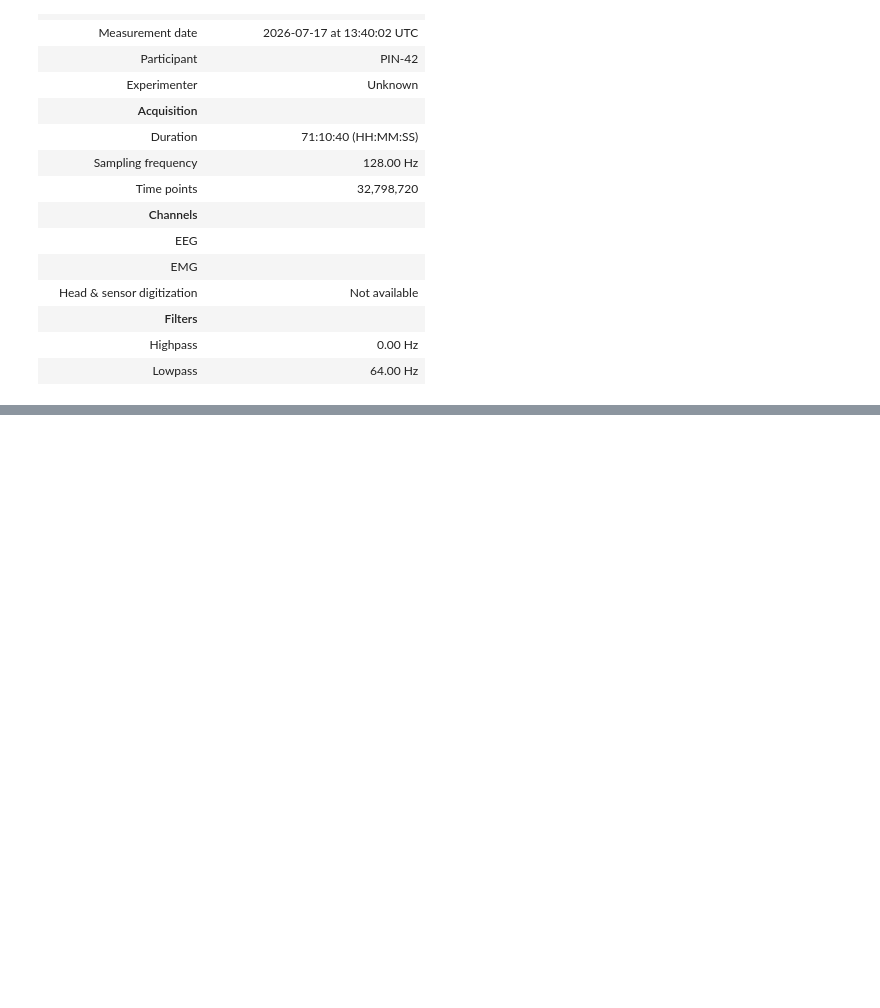
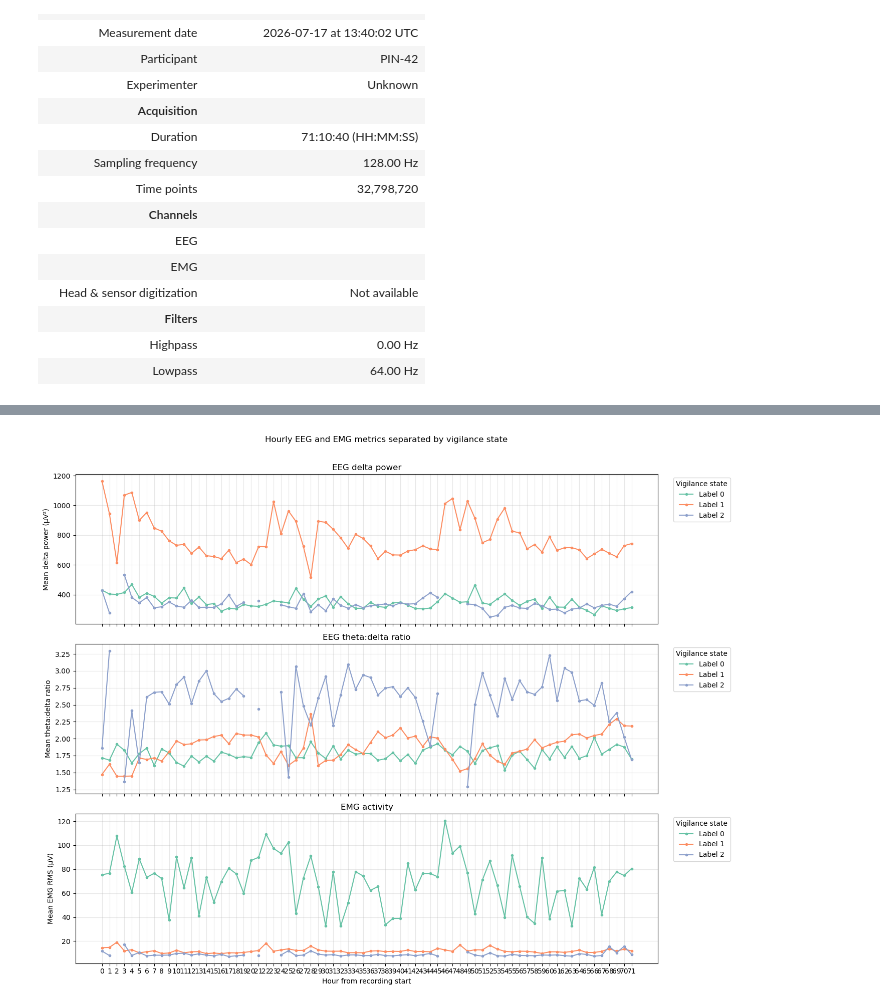
Before and after one commit to SainsburyWellcomeCentre/hypnose-eeg-preprocessing, a Jupyter notebook: notebook/power_spectra_analysis.ipynb, the cells around one changed output, grey strips where cells are left out. Drawn from its saved outputs; the diff is of its cells as text; code cells hidden in the pictures; blank space fills up the shorter version.

```diff
--- a/notebook/power_spectra_analysis.ipynb
+++ b/notebook/power_spectra_analysis.ipynb
@@ -254,7 +279,7 @@ for first_epoch in range(0, n_epochs, chunk_epochs):
 
     for offset, channel_ratios in enumerate(ratio):
         epoch_id = first_epoch + offset
-        if epoch_id not in epoch_labels.index:
+        if epoch_id not in epoch_labels.index or epoch_id in artifact_epoch_ids:
             continue
         theta_delta_rows.append({
             "epoch_id": epoch_id,
@@ -303,7 +328,7 @@ if finite_y.size:
     ax.set_ylim(ymin - pad, ymax + pad)
 ax.legend(title="Sleep label", bbox_to_anchor=(1.02, 1), loc="upper left")
 
-print(f"Computed {len(theta_delta_ratio_df):,} complete 4-second epochs")
+print(f"Computed {len(theta_delta_ratio_df):,} artifact-free complete 4-second epochs")
 print(f"Showing channel: {channel}; ratios above {max_ratio_to_plot} are hidden.")
 if backend_used == "widget":
     display(fig.canvas)
@@ -317,0 +458,91 @@ Showing channel: EEG1A-B; ratios above 10 are hidden.
+# %%
+# Plot hourly EEG delta power, EEG theta:delta ratio, and EMG RMS by vigilance state.
+eeg_metric_cols = [
+    name for name, kind in zip(aligned_raw.ch_names, aligned_raw.get_channel_types())
+    if kind == "eeg" and name in delta_power_df.columns and name in theta_delta_ratio_df.columns
+]
+emg_channels = [
+    name for name, kind in zip(aligned_raw.ch_names, aligned_raw.get_channel_types())
+    if kind == "emg"
+]
+if not eeg_metric_cols:
+    raise ValueError("No EEG channels are shared by the delta and theta:delta tables.")
+if not emg_channels:
+    raise ValueError("No channels are typed as EMG in aligned_raw.")
+
+# Calculate broadband EMG RMS (not EMG delta-band power) for each 4-second epoch.
+emg_picks = [aligned_raw.ch_names.index(name) for name in emg_channels]
+valid_epoch_ids = frozenset(delta_power_df["epoch_id"].astype(int))
+emg_rows = []
+for first_epoch in range(0, n_epochs, chunk_epochs):
+    last_epoch = min(first_epoch + chunk_epochs, n_epochs)
+    samples = aligned_raw.get_data(
+        picks=emg_picks, start=first_epoch * epoch_samples, stop=last_epoch * epoch_samples
+    )
+    batch = samples.reshape(len(emg_channels), last_epoch - first_epoch, epoch_samples) * 1e6
+    epoch_rms = np.sqrt(np.mean(np.square(batch), axis=-1)).T  # epochs x EMG channels, uV
+    for offset, channel_rms in enumerate(epoch_rms):
+        epoch_id = first_epoch + offset
+        if epoch_id not in valid_epoch_ids:
+            continue
+        emg_rows.append({
+            "epoch_id": epoch_id,
+            "emg_rms_uV": float(np.mean(channel_rms)),
+        })
+emg_rms_df = pd.DataFrame(emg_rows)
+
+# Average across EEG channels within each epoch, then summarize epochs by hour and state.
+metric_epochs = delta_power_df[["epoch_id", "time_from_recording_start_s", "label"]].copy()
+metric_epochs["delta_power_uV2"] = delta_power_df[eeg_metric_cols].mean(axis=1)
+theta_delta_epoch = theta_delta_ratio_df.set_index("epoch_id")[eeg_metric_cols].mean(axis=1)
+metric_epochs["theta_delta_ratio"] = metric_epochs["epoch_id"].map(theta_delta_epoch)
+metric_epochs = metric_epochs.merge(emg_rms_df, on="epoch_id", how="inner")
+metric_epochs["hour"] = (metric_epochs["time_from_recording_start_s"] // 3600).astype(int)
+metric_names = ["delta_power_uV2", "theta_delta_ratio", "emg_rms_uV"]
+hourly_metrics_by_state = (
+    metric_epochs.groupby(["hour", "label"], as_index=False)[metric_names].mean()
+)
+
+excluded_plot_labels = {3}
+states = sorted(
+    state for state in hourly_metrics_by_state["label"].dropna().unique()
+    if state not in excluded_plot_labels
+)
+state_cmap = plt.get_cmap("Set2")
+state_colors = {state: state_cmap(i % state_cmap.N) for i, state in enumerate(states)}
+metric_titles = [
+    ("delta_power_uV2", "EEG delta power", "Mean delta power (µV²)"),
+    ("theta_delta_ratio", "EEG theta:delta ratio", "Mean theta:delta ratio"),
+    ("emg_rms_uV", "EMG activity", "Mean EMG RMS (µV)"),
+]
+fig, axes = plt.subplots(3, 1, figsize=(14, 11), sharex=True)
+all_hours = np.arange(
+    hourly_metrics_by_state["hour"].min(), hourly_metrics_by_state["hour"].max() + 1
+)
+for ax, (metric, title, ylabel) in zip(axes, metric_titles):
+    for state in states:
+        state_values = (
+            hourly_metrics_by_state.loc[hourly_metrics_by_state["label"] == state]
+            .set_index("hour")[metric].reindex(all_hours)
+        )
+        ax.plot(
+            all_hours, state_values, marker="o", markersize=3, linewidth=1.5,
+            color=state_colors[state], label=f"Label {state}",
+        )
+    ax.set_title(title)
+    ax.set_ylabel(ylabel)
+    ax.grid(True, alpha=0.3)
+    ax.legend(title="Vigilance state", bbox_to_anchor=(1.02, 1), loc="upper left")
+axes[-1].set_xlabel("Hour from recording start")
+axes[-1].set_xticks(all_hours)
+fig.suptitle("Hourly EEG and EMG metrics separated by vigilance state", y=1.01)
+fig.tight_layout()
+
+display(hourly_metrics_by_state.head())
+print(f"EEG channels averaged: {eeg_metric_cols}")
+print(f"EMG channels averaged: {emg_channels}")
+if backend_used == "widget":
+    display(fig.canvas)
+else:
+    display(fig)
+# %% [output]
@@ -317,0 +559 @@ Showing channel: EEG1A-B; ratios above 10 are hidden.
+[figure, added]
```
Also changed, not shown: parts of 8 cells of this notebook.
